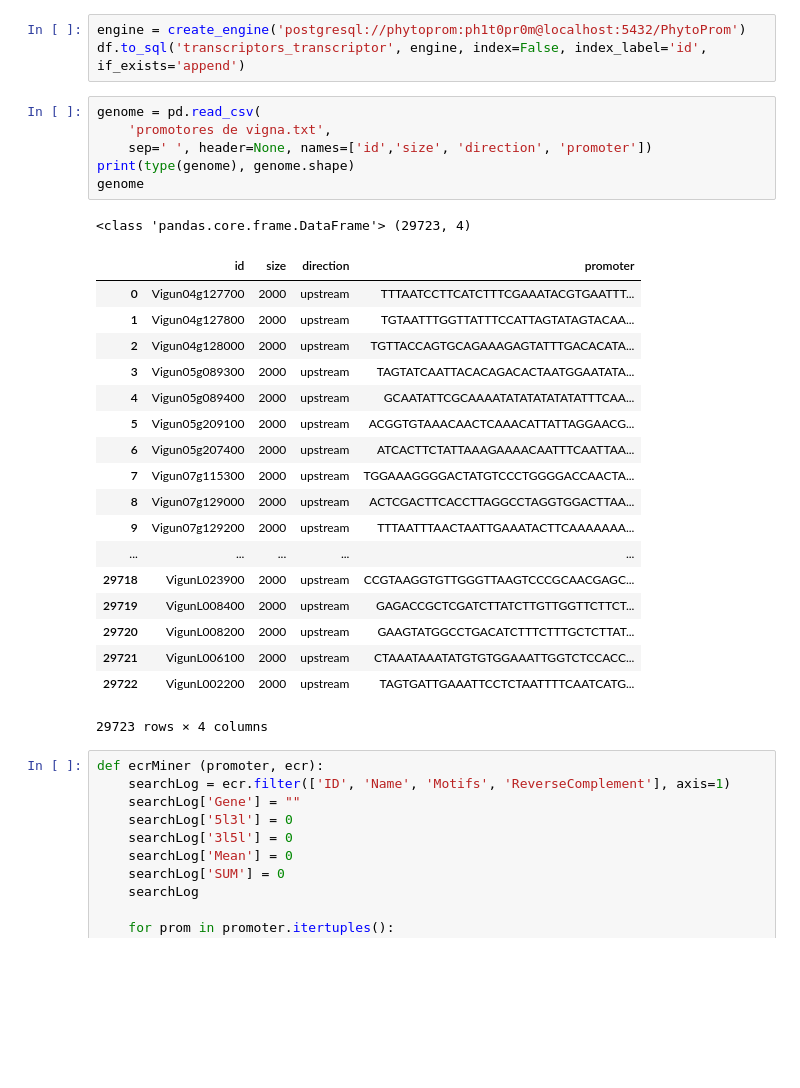
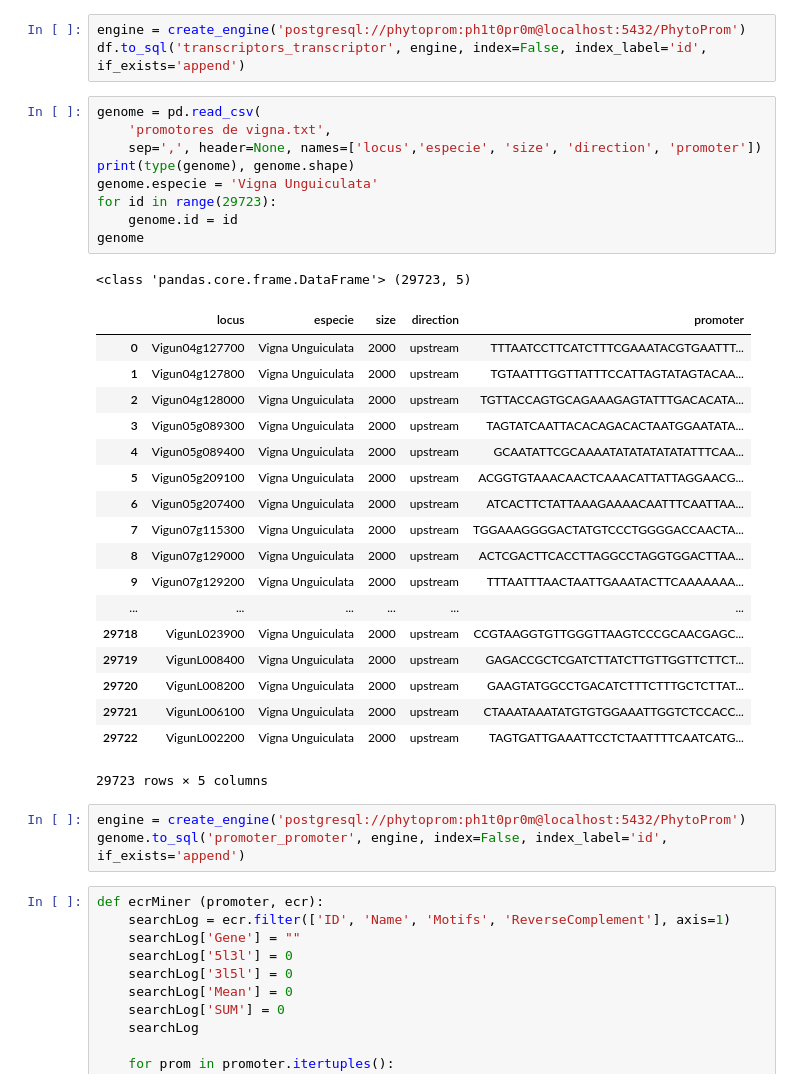
Before and after one commit to filipecmedeiros/PhytoProm, a Jupyter notebook: Data science/Pré-processamento.ipynb, the cells around one changed output. Saved outputs shown, nothing was run; the diff lists cells and outputs as text; blank space fills up the shorter version.

```diff
--- a/Data science/Pré-processamento.ipynb
+++ b/Data science/Pré-processamento.ipynb
@@ -509,29 +509,35 @@ df.to_sql('transcriptors_transcriptor', engine, index=False, index_label='id', i
 # %%
 genome = pd.read_csv(
     'promotores de vigna.txt',
-    sep=' ', header=None, names=['id','size', 'direction', 'promoter'])
+    sep=',', header=None, names=['locus','especie', 'size', 'direction', 'promoter'])
 print(type(genome), genome.shape)
+genome.especie = 'Vigna Unguiculata'
+for id in range(29723):
+    genome.id = id
 genome
 # %% [output]
-<class 'pandas.core.frame.DataFrame'> (29723, 4)
+<class 'pandas.core.frame.DataFrame'> (29723, 5)
-|  | id | size | direction | promoter |
-| 0 | Vigun04g127700 | 2000 | upstream | TTTAATCCTTCATCTTTCGAAATACGTGAATTT... |
-| 1 | Vigun04g127800 | 2000 | upstream | TGTAATTTGGTTATTTCCATTAGTATAGTACAA... |
-| 2 | Vigun04g128000 | 2000 | upstream | TGTTACCAGTGCAGAAAGAGTATTTGACACATA... |
-| 3 | Vigun05g089300 | 2000 | upstream | TAGTATCAATTACACAGACACTAATGGAATATA... |
-| 4 | Vigun05g089400 | 2000 | upstream | GCAATATTCGCAAAATATATATATATATTTCAA... |
-| 5 | Vigun05g209100 | 2000 | upstream | ACGGTGTAAACAACTCAAACATTATTAGGAACG... |
-| 6 | Vigun05g207400 | 2000 | upstream | ATCACTTCTATTAAAGAAAACAATTTCAATTAA... |
-| 7 | Vigun07g115300 | 2000 | upstream | TGGAAAGGGGACTATGTCCCTGGGGACCAACTA... |
-| 8 | Vigun07g129000 | 2000 | upstream | ACTCGACTTCACCTTAGGCCTAGGTGGACTTAA... |
-| 9 | Vigun07g129200 | 2000 | upstream | TTTAATTTAACTAATTGAAATACTTCAAAAAAA... |
-| ... | ... | ... | ... | ... |
-| 29718 | VigunL023900 | 2000 | upstream | CCGTAAGGTGTTGGGTTAAGTCCCGCAACGAGC... |
-| 29719 | VigunL008400 | 2000 | upstream | GAGACCGCTCGATCTTATCTTGTTGGTTCTTCT... |
-| 29720 | VigunL008200 | 2000 | upstream | GAAGTATGGCCTGACATCTTTCTTTGCTCTTAT... |
-| 29721 | VigunL006100 | 2000 | upstream | CTAAATAAATATGTGTGGAAATTGGTCTCCACC... |
-| 29722 | VigunL002200 | 2000 | upstream | TAGTGATTGAAATTCCTCTAATTTTCAATCATG... |
+|  | locus | especie | size | direction | promoter |
+| 0 | Vigun04g127700 | Vigna Unguiculata | 2000 | upstream | TTTAATCCTTCATCTTTCGAAATACGTGAATTT... |
+| 1 | Vigun04g127800 | Vigna Unguiculata | 2000 | upstream | TGTAATTTGGTTATTTCCATTAGTATAGTACAA... |
+| 2 | Vigun04g128000 | Vigna Unguiculata | 2000 | upstream | TGTTACCAGTGCAGAAAGAGTATTTGACACATA... |
+| 3 | Vigun05g089300 | Vigna Unguiculata | 2000 | upstream | TAGTATCAATTACACAGACACTAATGGAATATA... |
+| 4 | Vigun05g089400 | Vigna Unguiculata | 2000 | upstream | GCAATATTCGCAAAATATATATATATATTTCAA... |
+| 5 | Vigun05g209100 | Vigna Unguiculata | 2000 | upstream | ACGGTGTAAACAACTCAAACATTATTAGGAACG... |
+| 6 | Vigun05g207400 | Vigna Unguiculata | 2000 | upstream | ATCACTTCTATTAAAGAAAACAATTTCAATTAA... |
+| 7 | Vigun07g115300 | Vigna Unguiculata | 2000 | upstream | TGGAAAGGGGACTATGTCCCTGGGGACCAACTA... |
+| 8 | Vigun07g129000 | Vigna Unguiculata | 2000 | upstream | ACTCGACTTCACCTTAGGCCTAGGTGGACTTAA... |
+| 9 | Vigun07g129200 | Vigna Unguiculata | 2000 | upstream | TTTAATTTAACTAATTGAAATACTTCAAAAAAA... |
+| ... | ... | ... | ... | ... | ... |
+| 29718 | VigunL023900 | Vigna Unguiculata | 2000 | upstream | CCGTAAGGTGTTGGGTTAAGTCCCGCAACGAGC... |
+| 29719 | VigunL008400 | Vigna Unguiculata | 2000 | upstream | GAGACCGCTCGATCTTATCTTGTTGGTTCTTCT... |
+| 29720 | VigunL008200 | Vigna Unguiculata | 2000 | upstream | GAAGTATGGCCTGACATCTTTCTTTGCTCTTAT... |
+| 29721 | VigunL006100 | Vigna Unguiculata | 2000 | upstream | CTAAATAAATATGTGTGGAAATTGGTCTCCACC... |
+| 29722 | VigunL002200 | Vigna Unguiculata | 2000 | upstream | TAGTGATTGAAATTCCTCTAATTTTCAATCATG... |
-29723 rows × 4 columns
+29723 rows × 5 columns
+# %%
+engine = create_engine('postgresql://phytoprom:ph1t0pr0m@localhost:5432/PhytoProm')
+genome.to_sql('promoter_promoter', engine, index=False, index_label='id', if_exists='append')
 # %%
 def ecrMiner (promoter, ecr):
     searchLog = ecr.filter(['ID', 'Name', 'Motifs', 'ReverseComplement'], axis=1)
```
Also changed, not shown: parts of 3 cells of this notebook, 9 other files.
